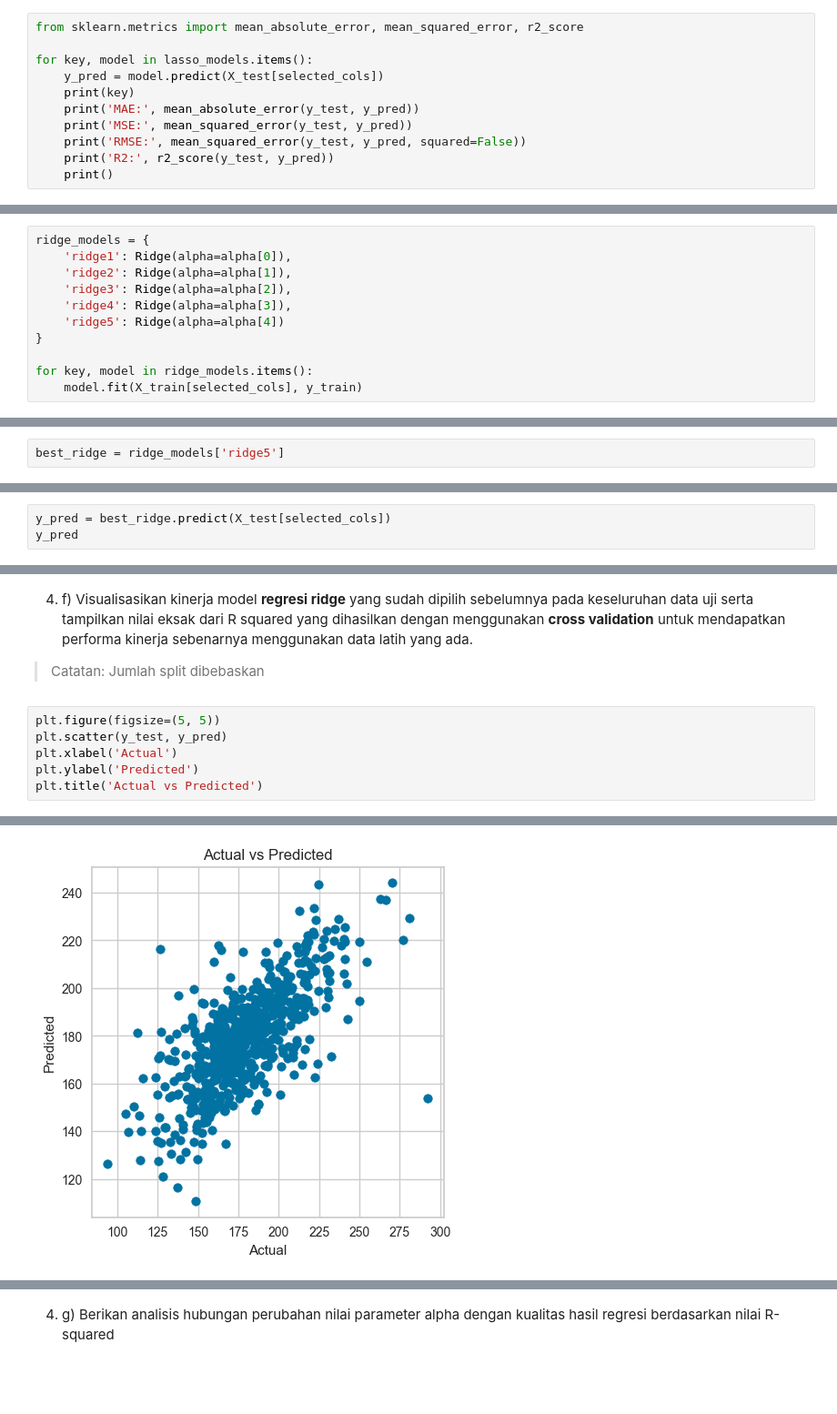
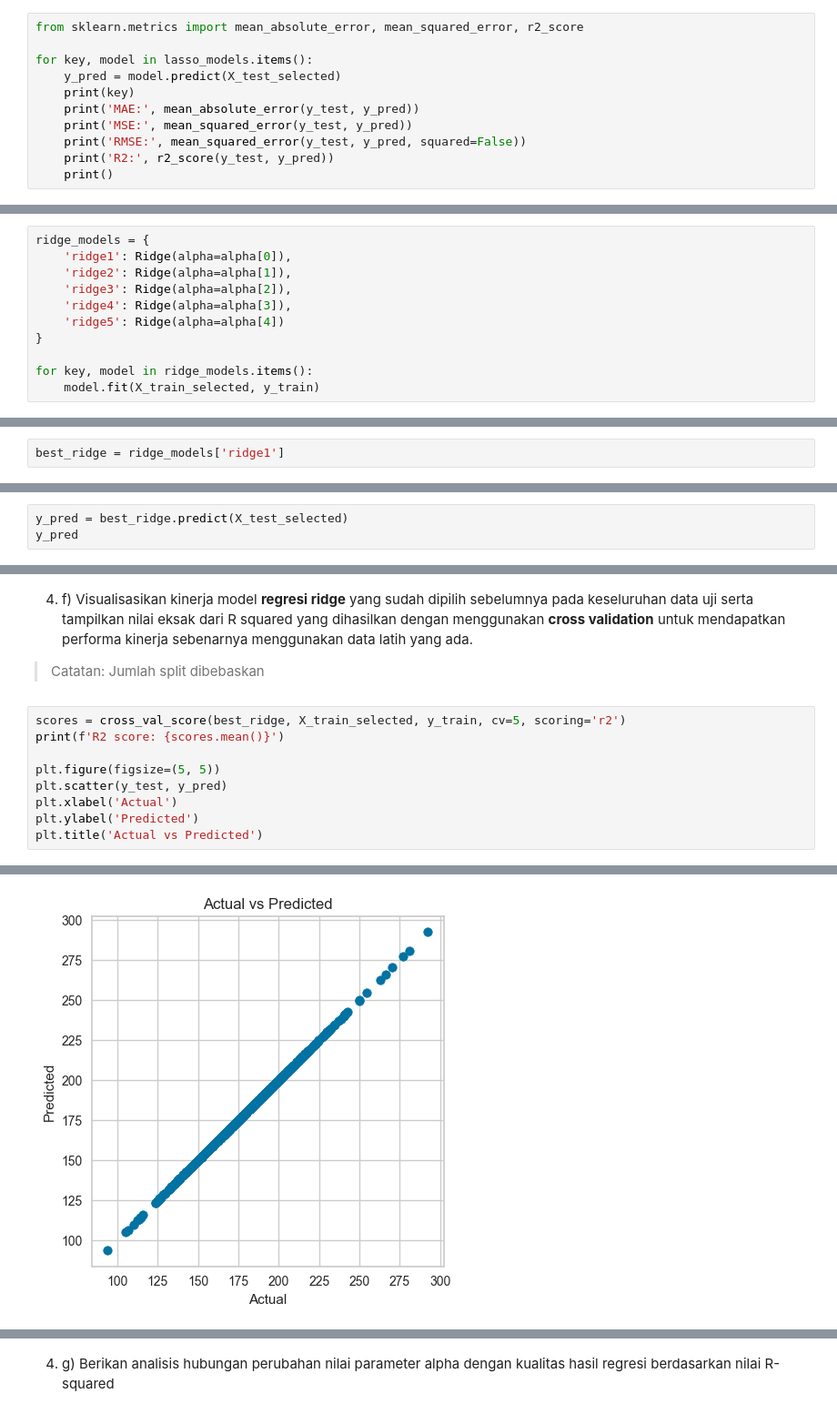
Before and after one commit to iqbalpa/KASDD, a Jupyter notebook: Lab 7/B_Lab7_2106752281_IqbalPahleviAmin.ipynb, the cells around one changed output, grey strips where cells are left out. Shown at 91% size. Cells and saved outputs as stored; diff of their text form; blank space fills up the shorter version.

```diff
--- a/Lab 7/B_Lab7_2106752281_IqbalPahleviAmin.ipynb
+++ b/Lab 7/B_Lab7_2106752281_IqbalPahleviAmin.ipynb
@@ -615,7 +516,7 @@ for key, model in lasso_models.items():
 from sklearn.metrics import mean_absolute_error, mean_squared_error, r2_score
 
 for key, model in lasso_models.items():
-    y_pred = model.predict(X_test[selected_cols])
+    y_pred = model.predict(X_test_selected)
     print(key)
     print('MAE:', mean_absolute_error(y_test, y_pred))
     print('MSE:', mean_squared_error(y_test, y_pred))
@@ -714,7 +612,7 @@ ridge_models = {
 }
 
 for key, model in ridge_models.items():
-    model.fit(X_train[selected_cols], y_train)
+    model.fit(X_train_selected, y_train)
 # %% [markdown]
 4. c) Tampilkan nilai MAE, MSE, RMSE, dan R-squared untuk masing-masing model pada testing set
 # %%
@@ -749,10 +647,10 @@ R2: 0.4958828685799107
 # %% [markdown]
 4. d) Pilih model terbaik berdasarkan nilai R-squared yang ditampilkan.
 # %%
-best_ridge = ridge_models['ridge5']
+best_ridge = ridge_models['ridge1']
 # %% [markdown]
 4. e) Tampilkan array hasil prediksi dari model ridge yang terpilih pada keseluruhan data uji.
 # %%
-y_pred = best_ridge.predict(X_test[selected_cols])
+y_pred = best_ridge.predict(X_test_selected)
 y_pred
 # %% [output]
@@ -778,6 +676,9 @@ array([189.33790899, 166.82468457, 166.61357486, 191.14850876,
 
 > Catatan: Jumlah split dibebaskan
 # %%
+scores = cross_val_score(best_ridge, X_train_selected, y_train, cv=5, scoring='r2')
+print(f'R2 score: {scores.mean()}')
+
 plt.figure(figsize=(5, 5))
 plt.scatter(y_test, y_pred)
 plt.xlabel('Actual')
@@ -788 +690 @@ Text(0.5, 1.0, 'Actual vs Predicted')
-[figure, old version]
+[figure, new version]
```
Also changed, not shown: parts of 38 cells of this notebook.
